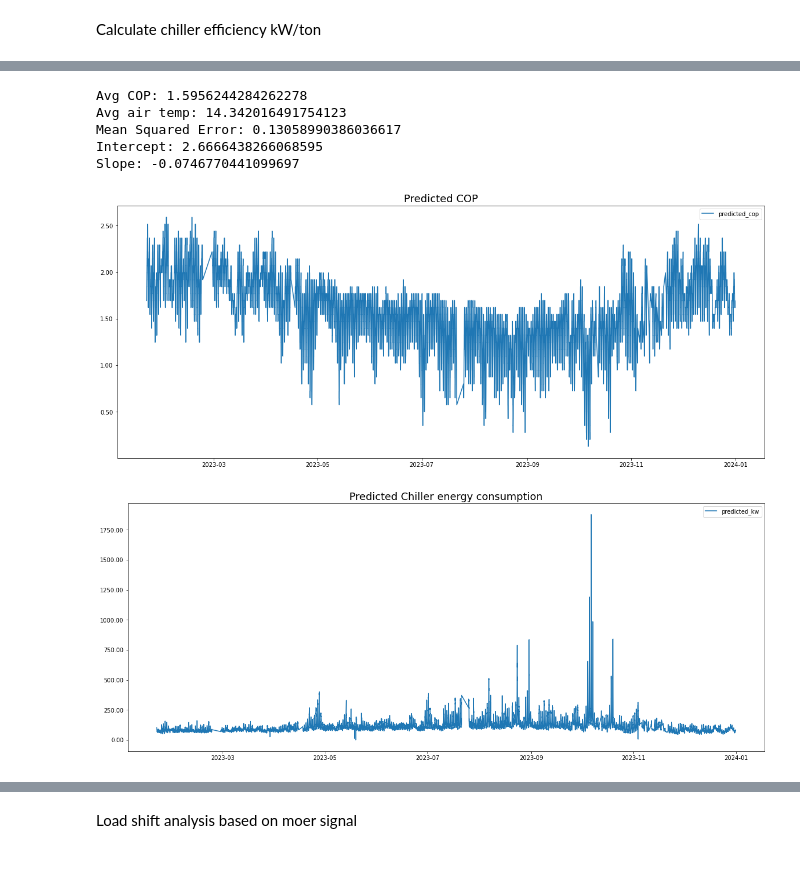
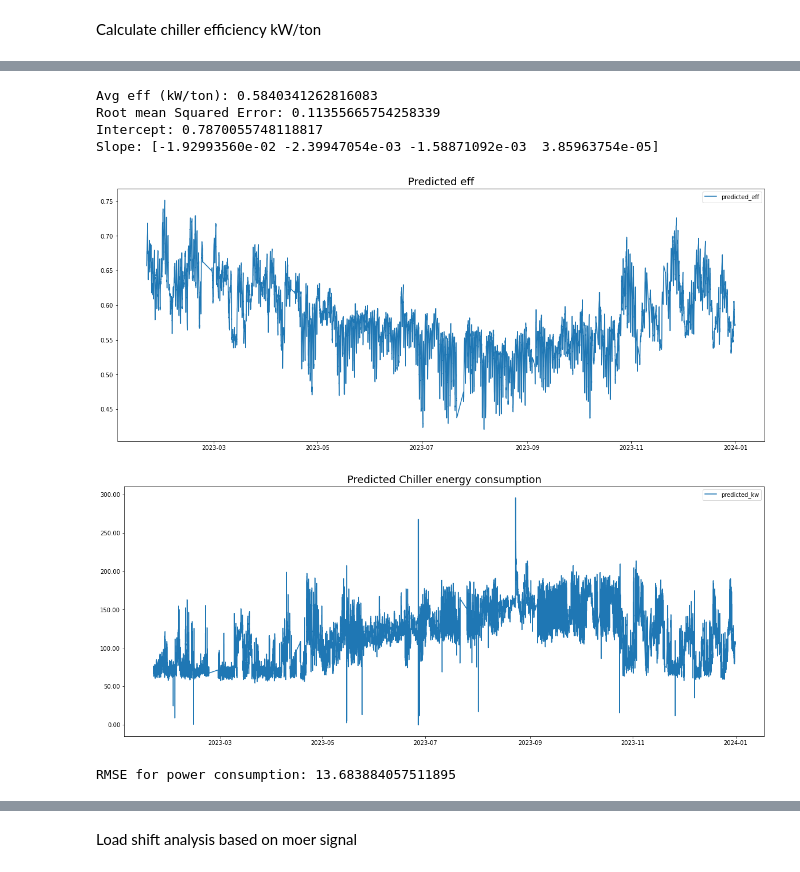
Before and after one commit to ZAY630/ls_sdh, a Jupyter notebook: analysis.ipynb, the cells around one changed output, grey strips where cells are left out. Cells and saved outputs as stored; diff of their text form; code cells hidden in the pictures.

Commit message:
Updated load shift analysis on chiller energy prediction

```diff
--- a/analysis.ipynb
+++ b/analysis.ipynb
@@ -616,19 +618,39 @@ def calculate_wetbulb(df):
     df['wb_temp'] = Twb
     return df
 # %%
-# Training dataset
-train_df = df_all[df_all['SDH.SW.MSA.CH-2.PWR REAL 3 P'] > 6]
-train_df['thermal'] = 1.006 * 1.2 * 0.000471947 * train_df['afr_avg'] * (train_df['zoneT_avg'] - train_df['sat_avg'])
-train_df['COP'] = train_df['thermal'] / train_df['SDH.SW.MSA.CH-2.PWR REAL 3 P']
-train_df.rename(columns={'SDH.SW.MSA.CH-2.PWR REAL 3 P': 'power'}, inplace=True)
-train_df['emissions'] = train_df['power'] * train_df['moer'] / 1000
-print('Avg COP:', train_df['COP'].mean())
-print('Avg air temp:', train_df['air_temp'].mean())
+# Read dataframe
+df_climate = calculate_wetbulb(df_climate)
 
-# build linear models for COP based on outside temperature
+ch2 = df_power[['datetime', 'SDH.SW.MSA.CH-2.PWR REAL 3 P']]
+moer = df_moer[['datetime', 'moer']]
+
+onicon_df = pd.read_csv("./ls_ctr/onicon.csv")
+onicon_df['datetime'] = pd.to_datetime(onicon_df['datetime'])
+onicon_df['datetime'] = onicon_df['datetime'].dt.tz_localize('America/Los_Angeles', nonexistent='shift_forward', ambiguous=True)
+
+# Merge
+onicon_df = pd.merge(pd.merge(ch2, df_climate, on='datetime', how='inner'), pd.merge(moer, onicon_df, on='datetime', how='inner'), on='datetime', how="inner")
+
+# Clean
+onicon_df.rename(columns={'SDH.SW.MSA.CH-2.PWR REAL 3 P': 'power'}, inplace=True)
+onicon_df.dropna(inplace=True)
+onicon_df['emissions'] = onicon_df['power'] * onicon_df['moer'] / 1000
+onicon_df['time_of_week'] = ((df['datetime'].dt.dayofweek * 24 * 60) +  # Total minutes from days
+                      (df['datetime'].dt.hour * 60) +           # Total minutes from hours
+                      df['datetime'].dt.minute                   # Minutes
+                     ) / 15
+
+# Train dataframe
+
+onicon_train = onicon_df[onicon_df['power'] > 10]
+onicon_train['eff'] =  onicon_train['power'] / onicon_train['thermal']
+
+print('Avg eff (kW/ton):', onicon_train['eff'].mean())
+
+# build linear models for eff based on outside temperature
 # Reshape x to be a 2D array
-X = train_df['air_temp'].values.reshape(-1, 1)
-y = train_df['COP'].values
+X = onicon_train[['wb_temp', 'air_temp', 'rh_out', 'time_of_week']]
+y = onicon_train['eff'].values
 
 # Create a linear regression model
 model = LinearRegression()
@@ -640,22 +662,27 @@ model.fit(X, y)
 y_pred = model.predict(X)
 
 # Calculate the Mean Squared Error
-mse = mean_squared_error(y, y_pred)
-print(f'Mean Squared Error: {mse}')
+rmse = np.sqrt(mean_squared_error(y, y_pred))
+print(f'Root mean Squared Error: {rmse}')
 
 # Print the coefficients
 print('Intercept:', model.intercept_)
-print('Slope:', model.coef_[0])
+print('Slope:', model.coef_)
 
 # make prediction on the entire dataset based on measured weather
-t_out = df_all['air_temp'].values.reshape(-1, 1)
-COP_pred = model.predict(t_out)
-df_all["predicted_cop"] = COP_pred
+eff_pred = model.predict(onicon_df[['wb_temp', 'air_temp', 'rh_out', 'time_of_week']])
+onicon_df["predicted_eff"] = eff_pred
 
-utils_plot.make_plot(df_all, ["predicted_cop"], plot_title="Predicted COP", figsize=(20, 8))
+utils_plot.make_plot(onicon_df, ["predicted_eff"], plot_title="Predicted eff", figsize=(20, 8))
 
-df_all["predicted_kw"] = 1.006 * 1.2 * 0.000471947 * df_all['afr_avg'] * (df_all['zoneT_avg'] - df_all['sat_avg']) / df_all["predicted_cop"]
-utils_plot.make_plot(df_all, ["predicted_kw"], plot_title="Predicted Chiller energy consumption", figsize=(20, 8))
+onicon_df["predicted_kw"] = onicon_df['thermal'] * onicon_df["predicted_eff"]
+onicon_df["emissions"] = onicon_df['predicted_kw'] * onicon_df["moer"] / 1000
+utils_plot.make_plot(onicon_df, ["predicted_kw"], plot_title="Predicted Chiller energy consumption", figsize=(20, 8))
+
+onicon_test = onicon_df[onicon_df['power'] > 10]
+onicon_test['diff'] = onicon_test['power'] - onicon_test['predicted_kw']
+kw_rmse = np.sqrt(np.mean((onicon_test['power'] - onicon_test['predicted_kw']) ** 2))
+print('RMSE for power consumption:', kw_rmse)
 # %% [output]
 A value is trying to be set on a copy of a slice from a DataFrame.
 Try using .loc[row_indexer,col_indexer] = value instead
@@ -679,7 +692,7 @@ See the caveats in the documentation: https://pandas.pydata.org/pandas-docs/stab
-Avg COP: 1.5956244284262278
-Avg air temp: 14.342016491754123
-Mean Squared Error: 0.13058990386036617
-Intercept: 2.6666438266068595
-Slope: -0.0746770441099697
+Avg eff (kW/ton): 0.5840341262816083
+Root mean Squared Error: 0.11355665754258339
+Intercept: 0.7870055748118817
+Slope: [-1.92993560e-02 -2.39947054e-03 -1.58871092e-03  3.85963754e-05]
-[figure, old version]
+[figure, new version]
-[figure, old version]
+[figure, new version]
+RMSE for power consumption: 13.683884057511895
```
Also changed, not shown: parts of 21 cells of this notebook, 3 other files.
